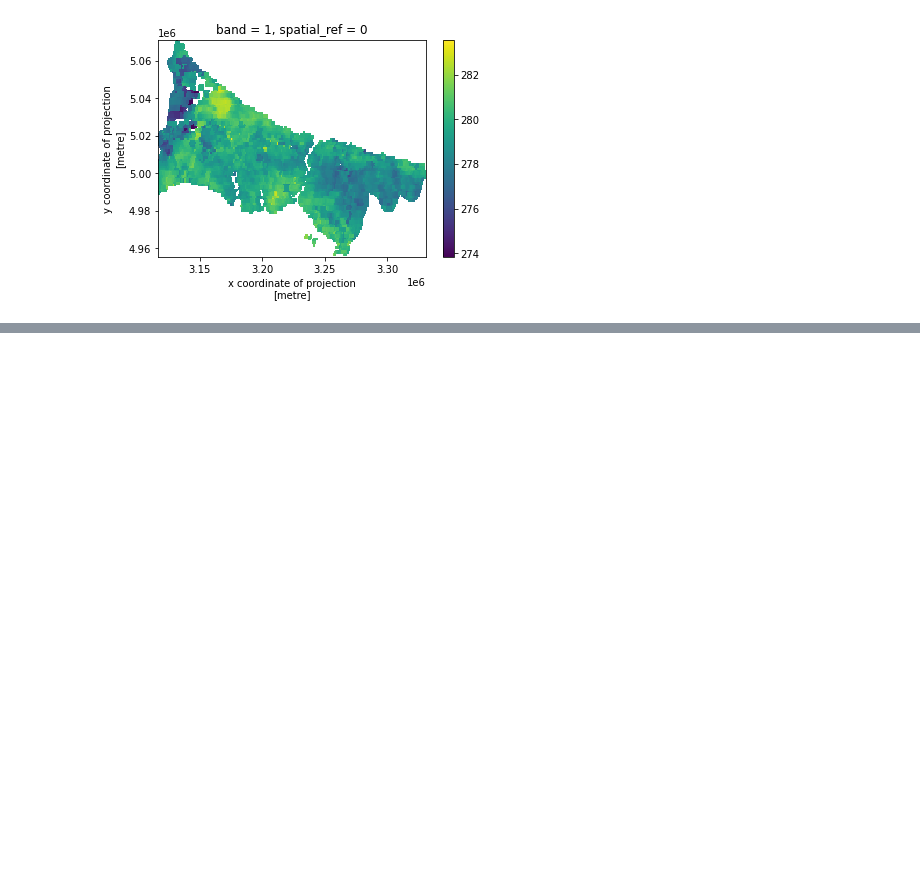
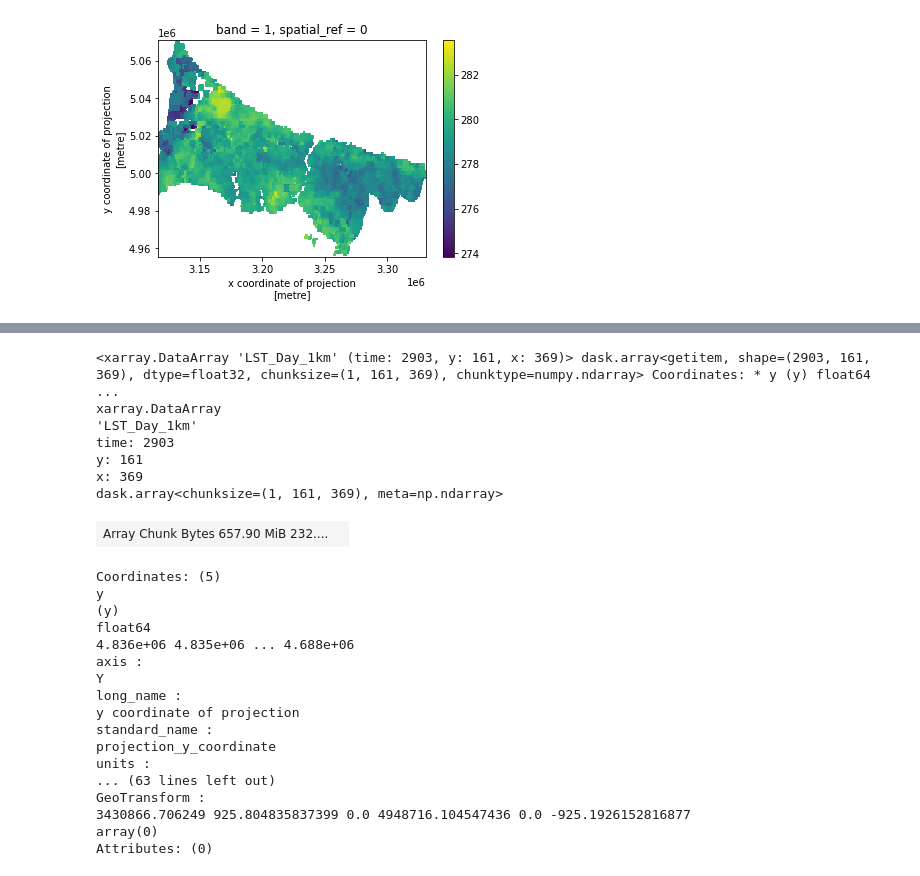
Before and after one commit to donmezkutay/ATMOS22-Paper-Codes, a Jupyter notebook: adjust_retrieve_data.ipynb, the cells around one changed output, grey strips where cells are left out. Cells and saved outputs as stored; diff of their text form; code cells hidden in the pictures; blank space fills up the shorter version.

Commit message:
#insert function to retrieve ankara modis data

```diff
--- a/adjust_retrieve_data.ipynb
+++ b/adjust_retrieve_data.ipynb
@@ -165,0 +239,4 @@ dt.mean(dim='time').plot()
+# %%
+province = 'ankara'
+source_type = 'terra'
+dt = retrieve_modis(province, source_type)
@@ -165,0 +262,45 @@ dt.mean(dim='time').plot()
+# %%
+tile_dict = {
+        'istanbul': ['h20v04'],
+        'ankara': ['h20v04', 'h20v05'],
+        'izmir': ['h20v04'] # change
+    }
+tile_extension = tile_dict[province]
+data_source = 'modis'
+var_name = 'LST_Day_1km'
+# %%
+# y limit where we merge the two dataset together
+v5_v4_boundary = 121
+v5_v4_limit = 284
+
+# assign names to dataarrays
+dt[tile_extension[1]].name = var_name
+dt[tile_extension[0]].name = var_name
+# %%
+dt[tile_extension[1]].isel(y=slice(v5_v4_boundary, v5_v4_limit)).squeeze()
+# %% [output]
+<xarray.DataArray 'LST_Day_1km' (time: 2903, y: 161, x: 369)> dask.array<getitem, shape=(2903, 161, 369), dtype=float32, chunksize=(1, 161, 369), chunktype=numpy.ndarray> Coordinates: * y (y) float64  ...
+xarray.DataArray
+'LST_Day_1km'
+time: 2903
+y: 161
+x: 369
+dask.array<chunksize=(1, 161, 369), meta=np.ndarray>
+| Array Chunk Bytes 657.90 MiB 232.... |  |
+Coordinates: (5)
+y
+(y)
+float64
+4.836e+06 4.835e+06 ... 4.688e+06
+axis :
+Y
+long_name :
+y coordinate of projection
+standard_name :
+projection_y_coordinate
+units :
+... (63 lines left out)
+GeoTransform :
+3430866.706249 925.804835837399 0.0 4948716.104547436 0.0 -925.1926152816877
+array(0)
+Attributes: (0)
```
Also changed, not shown: parts of 6 cells of this notebook.
